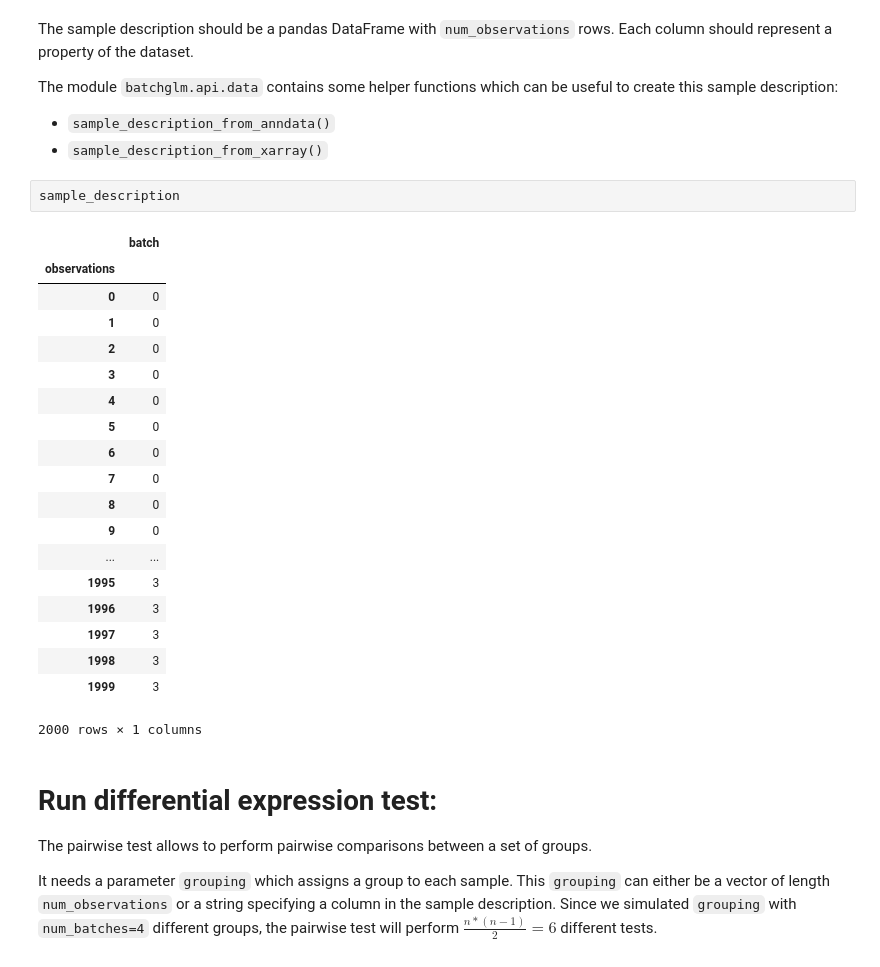
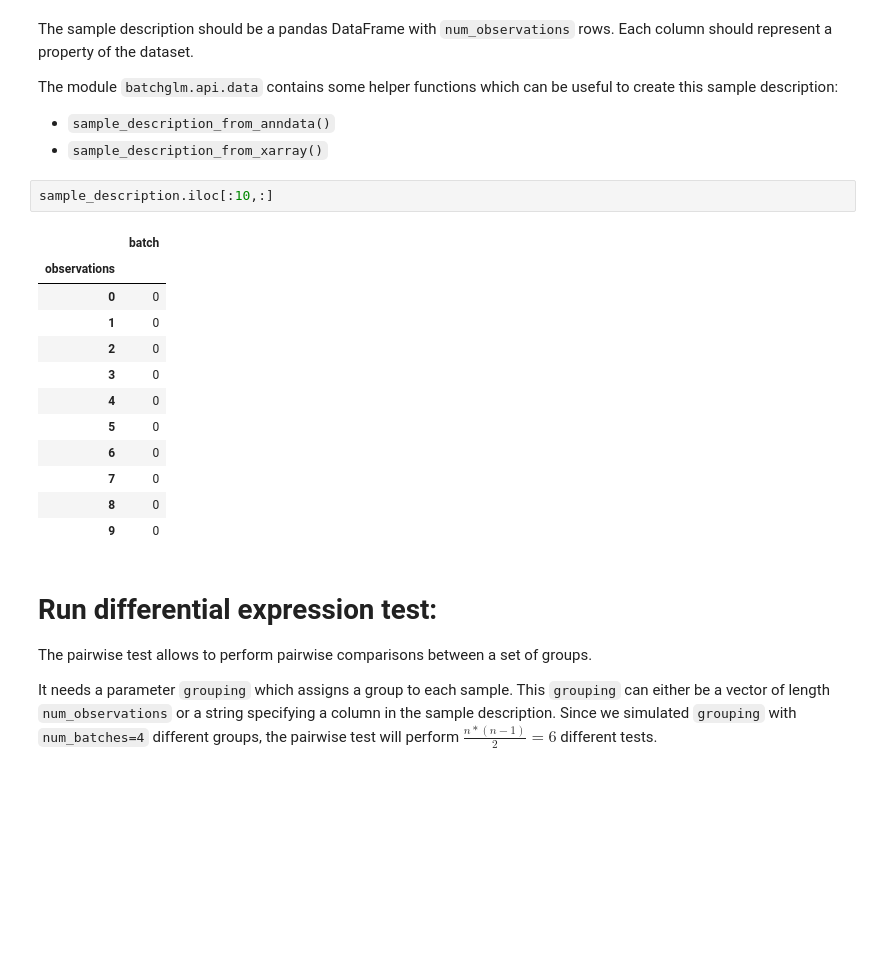
Before and after one commit to theislab/diffxpy, a Jupyter notebook: examples/pairwise.ipynb, the cells around one changed output. Drawn from its saved outputs; the diff is of its cells as text; blank space fills up the shorter version.

```diff
--- a/examples/pairwise.ipynb
+++ b/examples/pairwise.ipynb
@@ -31,27 +31,20 @@ The module `batchglm.api.data` contains some helper functions which can be usefu
 - `sample_description_from_anndata()`
 - `sample_description_from_xarray()`
 # %%
-sample_description
+sample_description.iloc[:10,:]
 # %% [output]
 |  | batch |
 | observations |  |
 | 0 | 0 |
 | 1 | 0 |
 | 2 | 0 |
 | 3 | 0 |
 | 4 | 0 |
 | 5 | 0 |
 | 6 | 0 |
 | 7 | 0 |
 | 8 | 0 |
 | 9 | 0 |
-| ... | ... |
-| 1995 | 3 |
-| 1996 | 3 |
-| 1997 | 3 |
-| 1998 | 3 |
-| 1999 | 3 |
-2000 rows × 1 columns
 # %% [markdown]
 # Run differential expression test:
 
```
Also changed, not shown: parts of 5 cells of this notebook, 1 other file.
